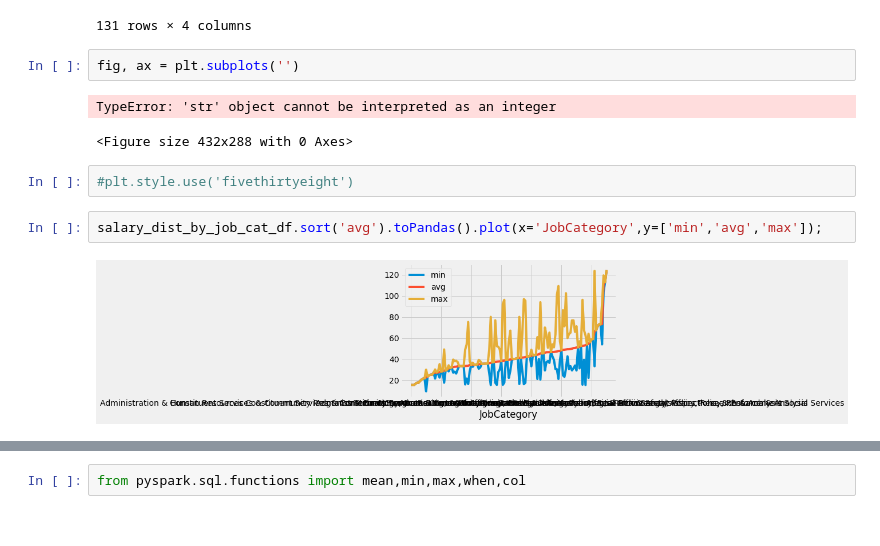
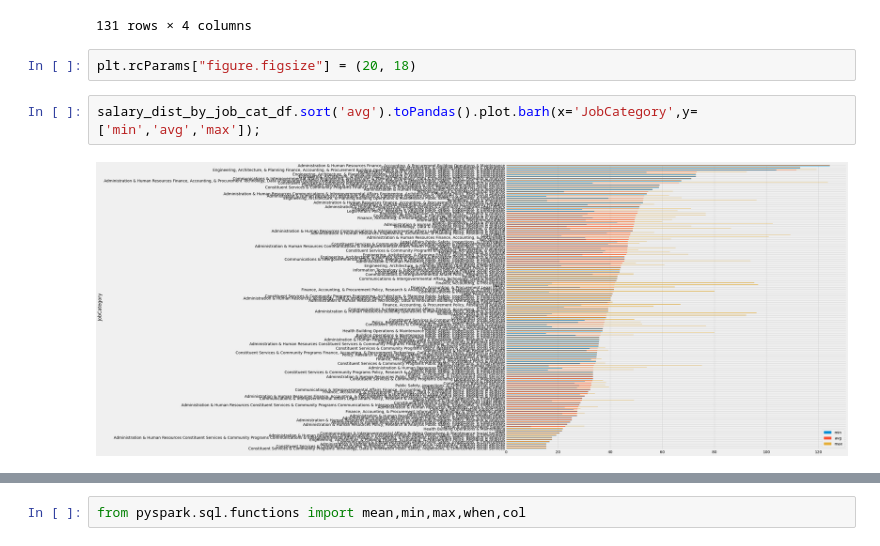
Before and after one commit to pvsidharthan/nse_analysis, a Jupyter notebook: src/notebook/Reports.ipynb, the cells around one changed output, grey strips where cells are left out. Saved outputs shown, nothing was run; the diff lists cells and outputs as text.

```diff
--- a/src/notebook/Reports.ipynb
+++ b/src/notebook/Reports.ipynb
@@ -80,14 +91,9 @@ salary_dist_by_job_cat_df.sort('avg').toPandas()
 | 129 | Engineering, Architecture, & Plan... | 112.989998 | 112.989998 | 112.99 |
 | 130 | Administration & Human Resources ... | 124.410004 | 124.410004 | 124.41 |
 131 rows × 4 columns
-# %%
-fig, ax = plt.subplots('')
-# %% [output]
-TypeError: 'str' object cannot be interpreted as an integer
-<Figure size 432x288 with 0 Axes>
-# %%
-#plt.style.use('fivethirtyeight')
+# %%
+plt.rcParams["figure.figsize"] = (20, 18)
 # %%
-salary_dist_by_job_cat_df.sort('avg').toPandas().plot(x='JobCategory',y=['min','avg','max']);
+salary_dist_by_job_cat_df.sort('avg').toPandas().plot.barh(x='JobCategory',y=['min','avg','max']);
 # %% [output]
-[figure, old version]
+[figure, new version]
```
Also changed, not shown: parts of 19 cells of this notebook, 12 other files.
